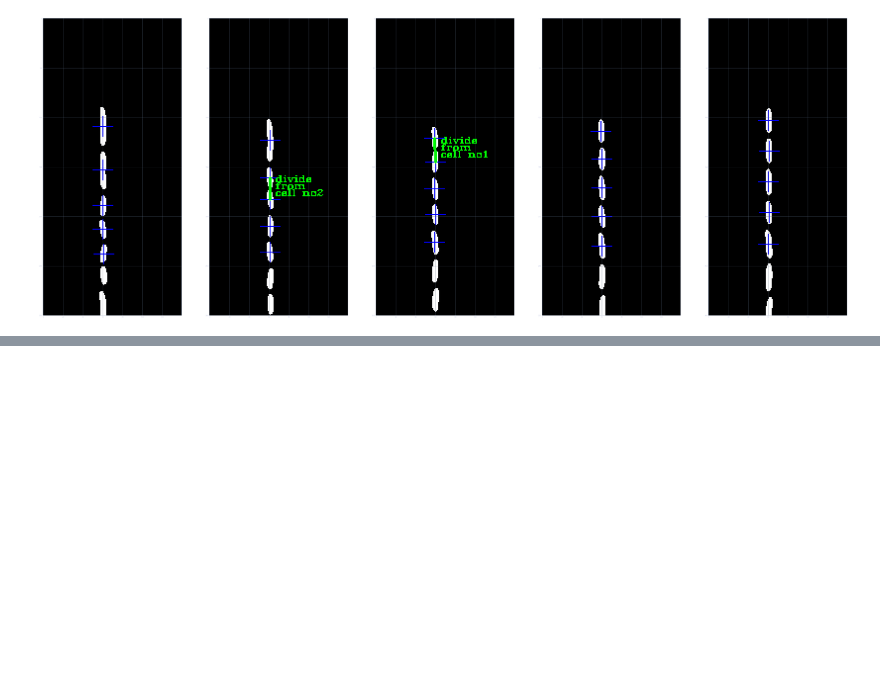
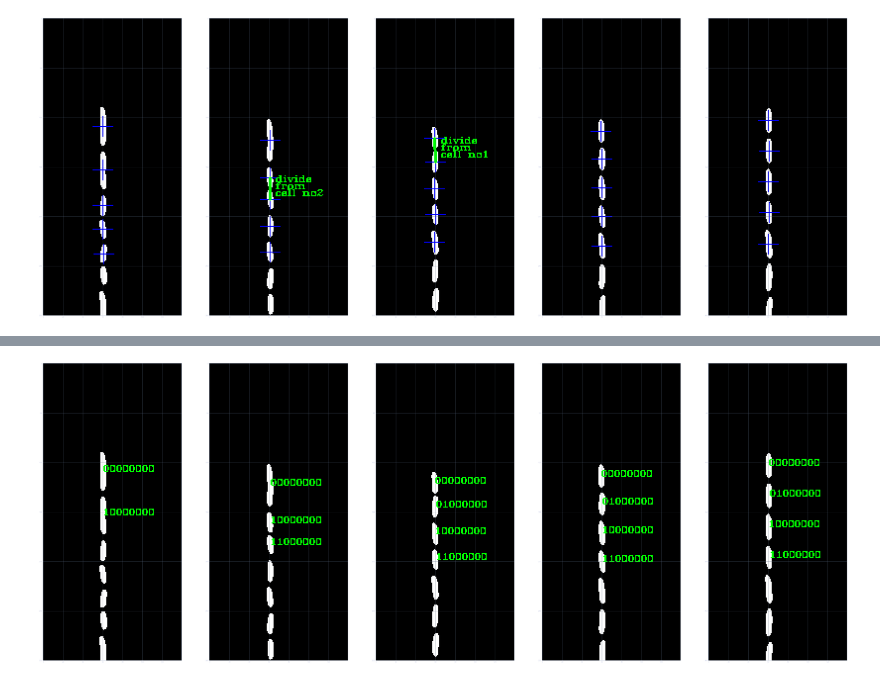
Before and after one commit to erezli/MMLineageTracking, a Jupyter notebook: MM_Cell_Lineage_Tracking.ipynb, the cells around one changed output, grey strips where cells are left out. Cells and saved outputs as stored; diff of their text form; code cells hidden in the pictures; blank space fills up the shorter version.

Commit message:
more visualisation mode

```diff
--- a/MM_Cell_Lineage_Tracking.ipynb
+++ b/MM_Cell_Lineage_Tracking.ipynb
@@ -318,0 +292,14 @@ display(Image(directory+files[0], unconfined=True))
+# %%
+vis.label_images(mask_dir, mode="barcode", save_dir="F:\\Cambridge\\MENG\\UROP 2022\\Data\\MMLT\\tr1_masks\\barcoded_masks\\", template=template_mask)
+directory = "F:\\Cambridge\\MENG\\UROP 2022\\Data\\MMLT\\tr1_masks\\barcoded_masks\\"
+files = [f for f in os.listdir(directory)if os.path.isfile(os.path.join(directory, f))]
+
+frames = 5
+fig, ax = plt.subplots(1, frames, figsize=(100, 100))
+ax_flat = ax.flatten()
+for i in range(frames):
+    img = mpimg.imread(directory + files[i])
+    ax_flat[i].imshow(img)
+    ax_flat[i].set_ylim(300)
+# %% [output]
+[figure, added]
```
Also changed, not shown: parts of 12 cells of this notebook, 4 other files.
